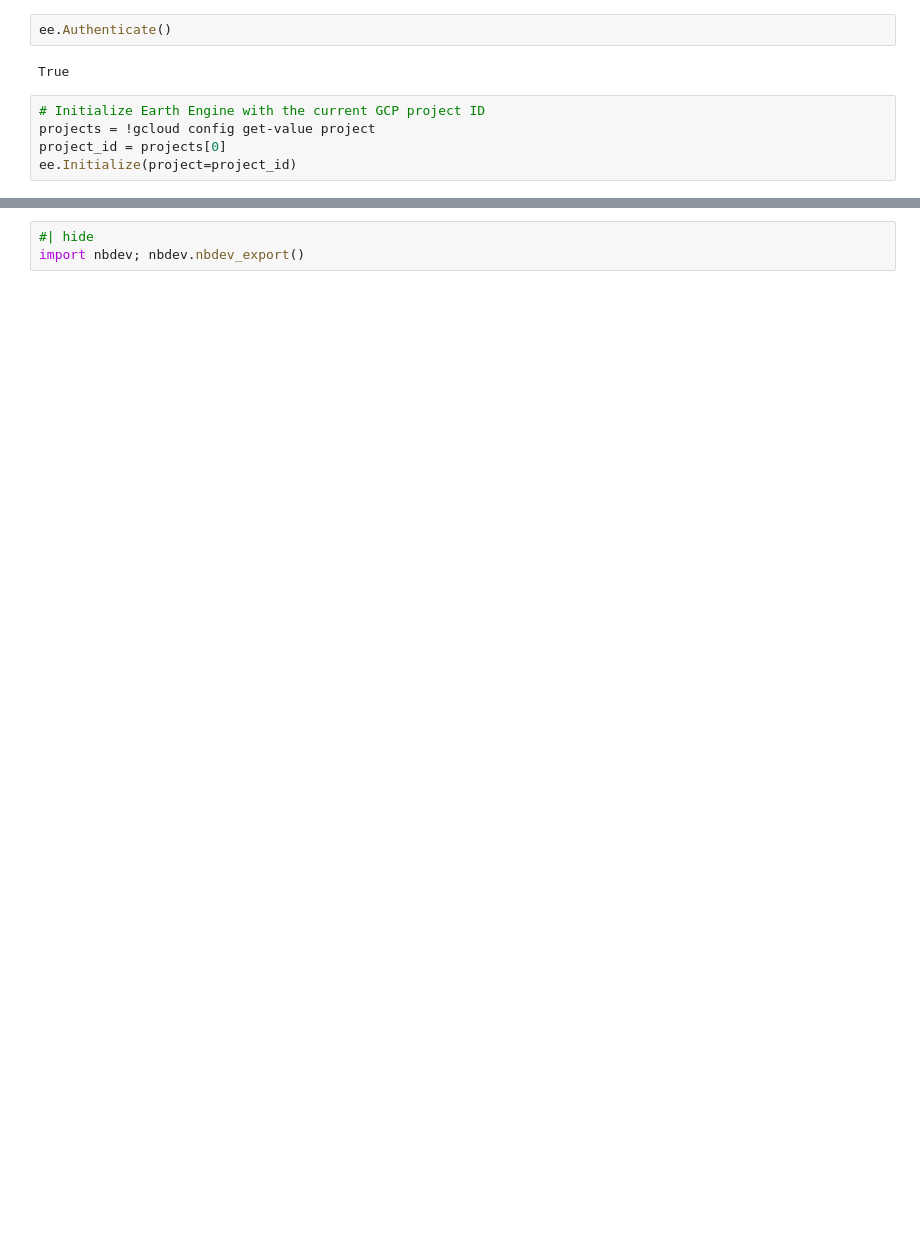
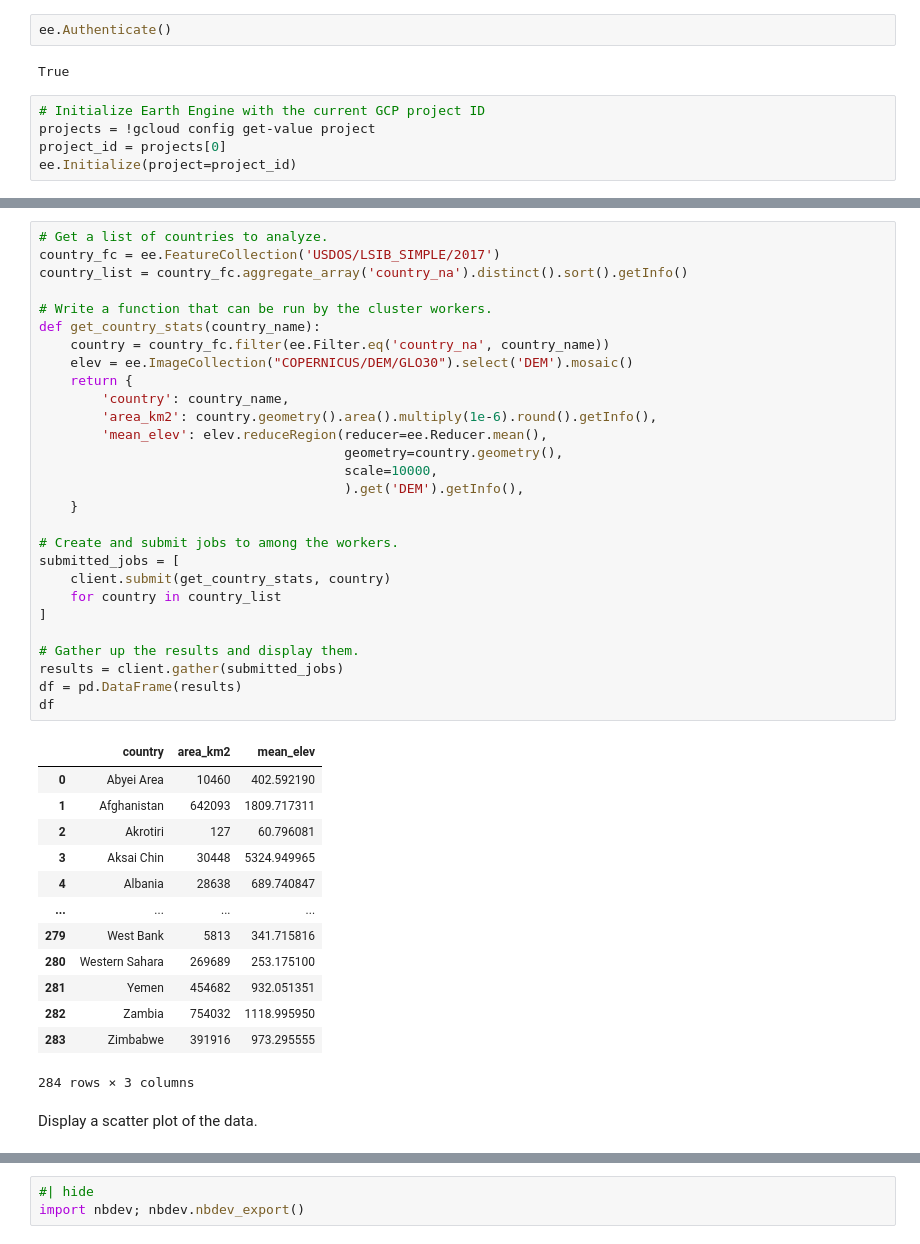
Before and after one commit to VorGeo/earthengine-dask, a Jupyter notebook: 00_core.ipynb, the cells around one changed output, grey strips where cells are left out. Saved outputs shown, nothing was run; the diff lists cells and outputs as text; blank space fills up the shorter version.

```diff
--- a/00_core.ipynb
+++ b/00_core.ipynb
@@ -138,0 +111,44 @@ cluster.shutdown()
+# %%
+# Get a list of countries to analyze.
+country_fc = ee.FeatureCollection('USDOS/LSIB_SIMPLE/2017')
+country_list = country_fc.aggregate_array('country_na').distinct().sort().getInfo()
+
+# Write a function that can be run by the cluster workers.
+def get_country_stats(country_name):
+    country = country_fc.filter(ee.Filter.eq('country_na', country_name))
+    elev = ee.ImageCollection("COPERNICUS/DEM/GLO30").select('DEM').mosaic()
+    return {
+        'country': country_name,
+        'area_km2': country.geometry().area().multiply(1e-6).round().getInfo(),
+        'mean_elev': elev.reduceRegion(reducer=ee.Reducer.mean(),
+                                       geometry=country.geometry(),
+                                       scale=10000,
+                                       ).get('DEM').getInfo(),
+    }
+
+# Create and submit jobs to among the workers.
+submitted_jobs = [
+    client.submit(get_country_stats, country)
+    for country in country_list
+]
+
+# Gather up the results and display them.
+results = client.gather(submitted_jobs)
+df = pd.DataFrame(results)
+df
+# %% [output]
+|  | country | area_km2 | mean_elev |
+| 0 | Abyei Area | 10460 | 402.592190 |
+| 1 | Afghanistan | 642093 | 1809.717311 |
+| 2 | Akrotiri | 127 | 60.796081 |
+| 3 | Aksai Chin | 30448 | 5324.949965 |
+| 4 | Albania | 28638 | 689.740847 |
+| ... | ... | ... | ... |
+| 279 | West Bank | 5813 | 341.715816 |
+| 280 | Western Sahara | 269689 | 253.175100 |
+| 281 | Yemen | 454682 | 932.051351 |
+| 282 | Zambia | 754032 | 1118.995950 |
+| 283 | Zimbabwe | 391916 | 973.295555 |
+284 rows × 3 columns
+# %% [markdown]
+Display a scatter plot of the data.
```
Also changed, not shown: parts of 16 cells of this notebook, 4 other files.
